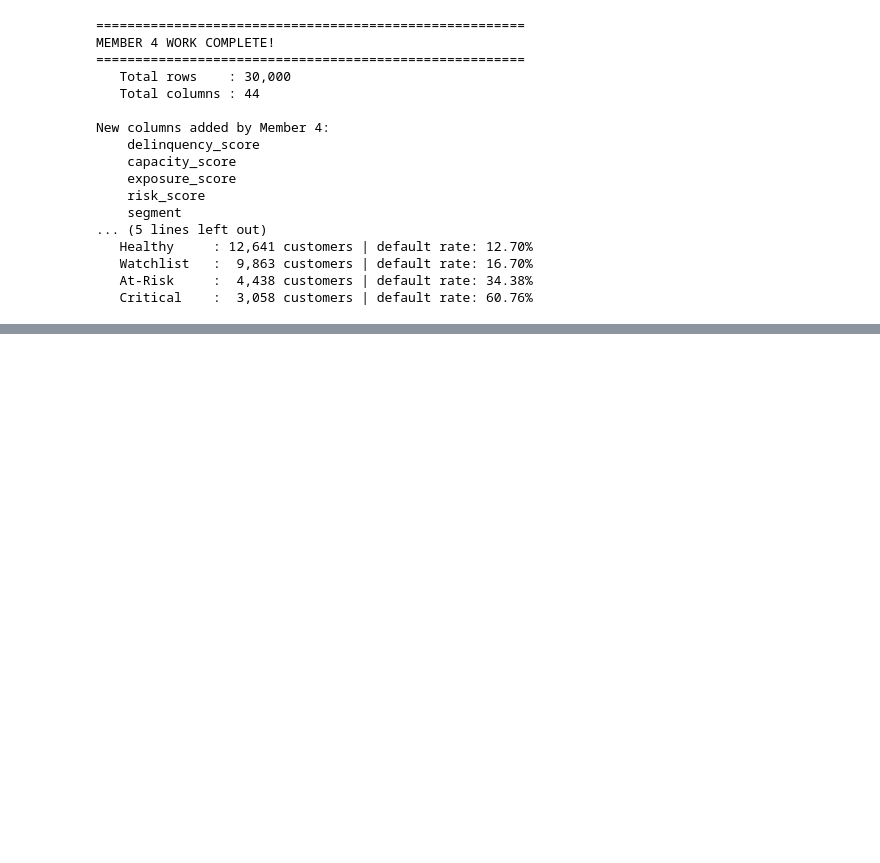
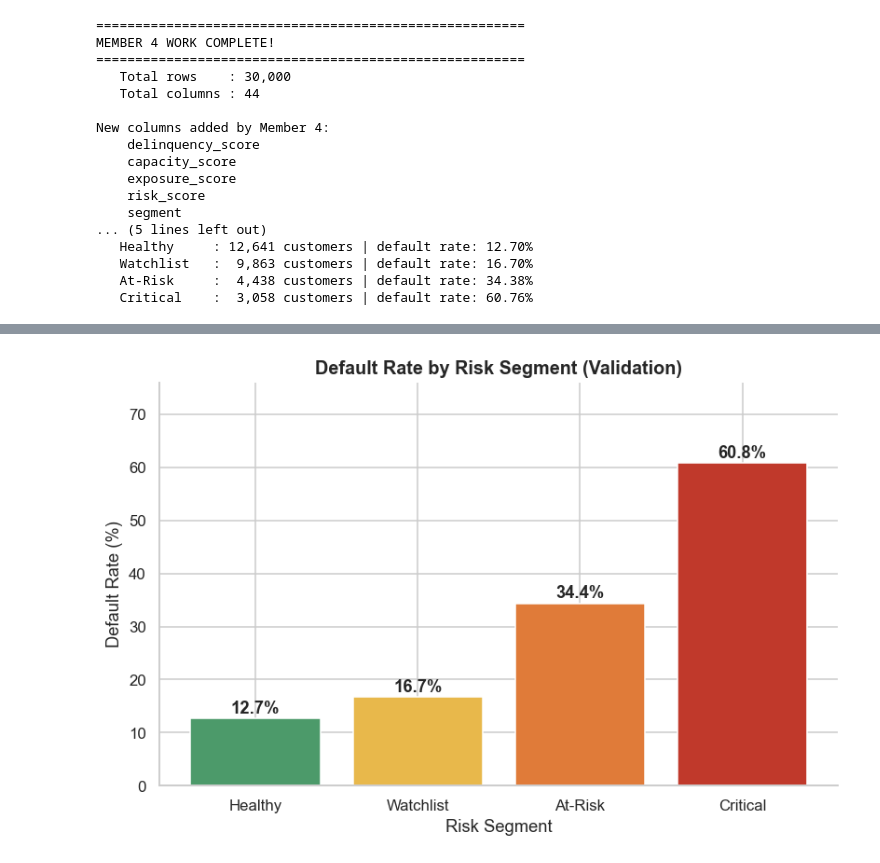
Before and after one commit to Dewmi2004/NovaX--Group-project-of-Python-for-DS-AI, a Jupyter notebook: NovaX.ipynb, the cells around one changed output, grey strips where cells are left out. Drawn from its saved outputs; the diff is of its cells as text; code cells hidden in the pictures; blank space fills up the shorter version.

Commit message:
Load Data & Reuse the Official Risk Segmentation,Reuse Member 4's Risk Segmentation and validate.

```diff
--- a/NovaX.ipynb
+++ b/NovaX.ipynb
@@ -1944,0 +1982,17 @@ New columns added by Member 4:
+# %%
+# Reuse Member 4's official columns directly. No re-derivation, no new scoring logic —
+# this is a deliberate one-line alias so the rest of this notebook (which was originally
+# written against `risk_segment` / `overall_risk_score` names) works unchanged, while the
+# underlying values are 100% Member 4's validated output.
+
+segment_order = ["Healthy", "Watchlist", "At-Risk", "Critical"]
+
+df["risk_segment"] = pd.Categorical(df["segment"], categories=segment_order, ordered=True)
+df["overall_risk_score"] = df["risk_score"]
+
+print("Segment counts (Member 4's official segmentation):\n")
+print(df["risk_segment"].value_counts().reindex(segment_order))
+
+print("\nDimension score distributions (1 = best, 5 = worst), from Member 4:\n")
+for col in ["delinquency_score", "capacity_score", "exposure_score"]:
+    print(f"{col}:\n{df[col].value_counts().sort_index()}\n")
@@ -1944,0 +2017,11 @@ New columns added by Member 4:
+# %%
+validation = df.groupby("risk_segment", observed=True)["default_next_month"].agg(
+    customers="count", default_rate="mean"
+)
+validation["default_rate_pct"] = (validation["default_rate"] * 100).round(1)
+validation["pct_of_portfolio"] = (validation["customers"] / len(df) * 100).round(1)
+validation = validation[["customers", "pct_of_portfolio", "default_rate_pct"]]
+
+is_monotonic = validation["default_rate_pct"].is_monotonic_increasing
+print(f"Default rate increases monotonically across segments: {is_monotonic}\n")
+validation
@@ -1944,0 +2036,18 @@ New columns added by Member 4:
+# %%
+fig, ax = plt.subplots(figsize=(7.5, 5))
+colors_seg = ["#4C9A6A", "#E8B84B", "#E07B39", "#C0392B"]  # green -> amber -> orange -> red
+bars = ax.bar(validation.index.astype(str), validation["default_rate_pct"], color=colors_seg)
+
+for bar, value in zip(bars, validation["default_rate_pct"]):
+    ax.text(bar.get_x() + bar.get_width() / 2, bar.get_height() + 1,
+            f"{value:.1f}%", ha="center", fontweight="bold")
+
+ax.set_title("Default Rate by Risk Segment (Validation)")
+ax.set_xlabel("Risk Segment")
+ax.set_ylabel("Default Rate (%)")
+ax.set_ylim(0, validation["default_rate_pct"].max() * 1.25)
+sns.despine()
+plt.tight_layout()
+plt.show()
+# %% [output]
+[figure, added]
```
Also changed, not shown: parts of 3 cells of this notebook.
